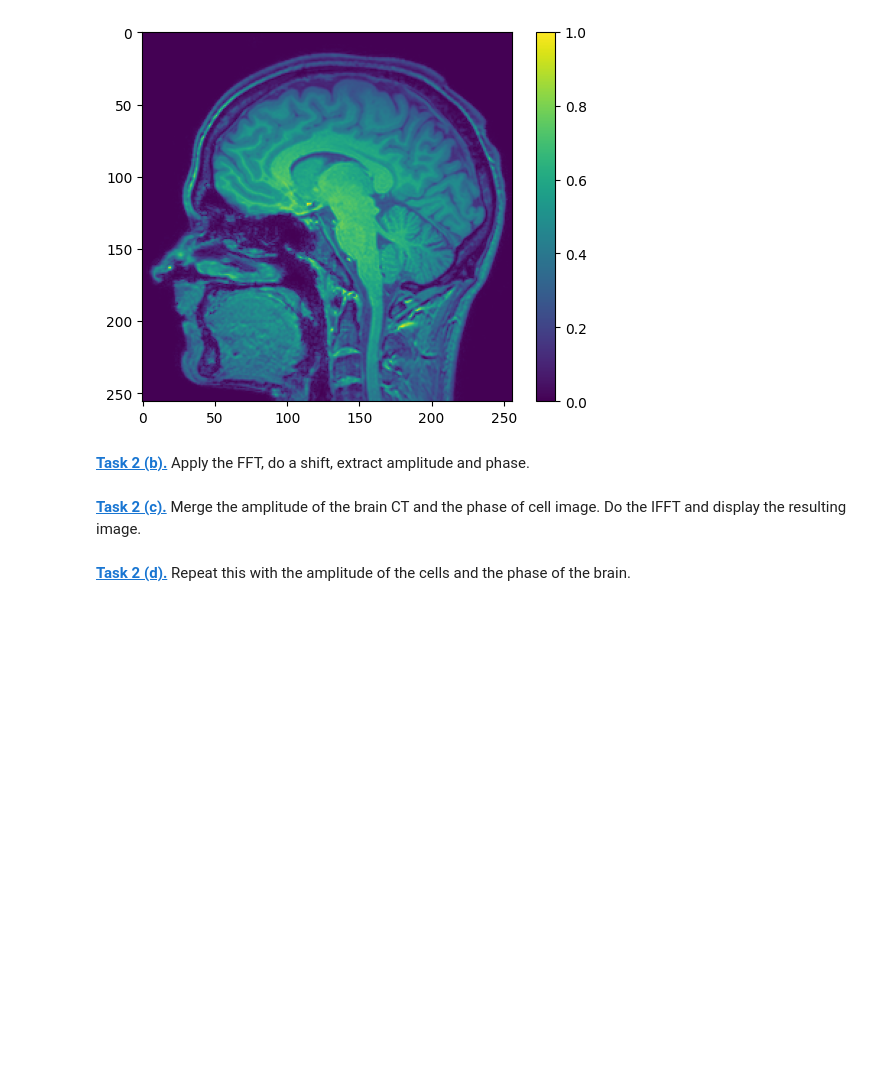
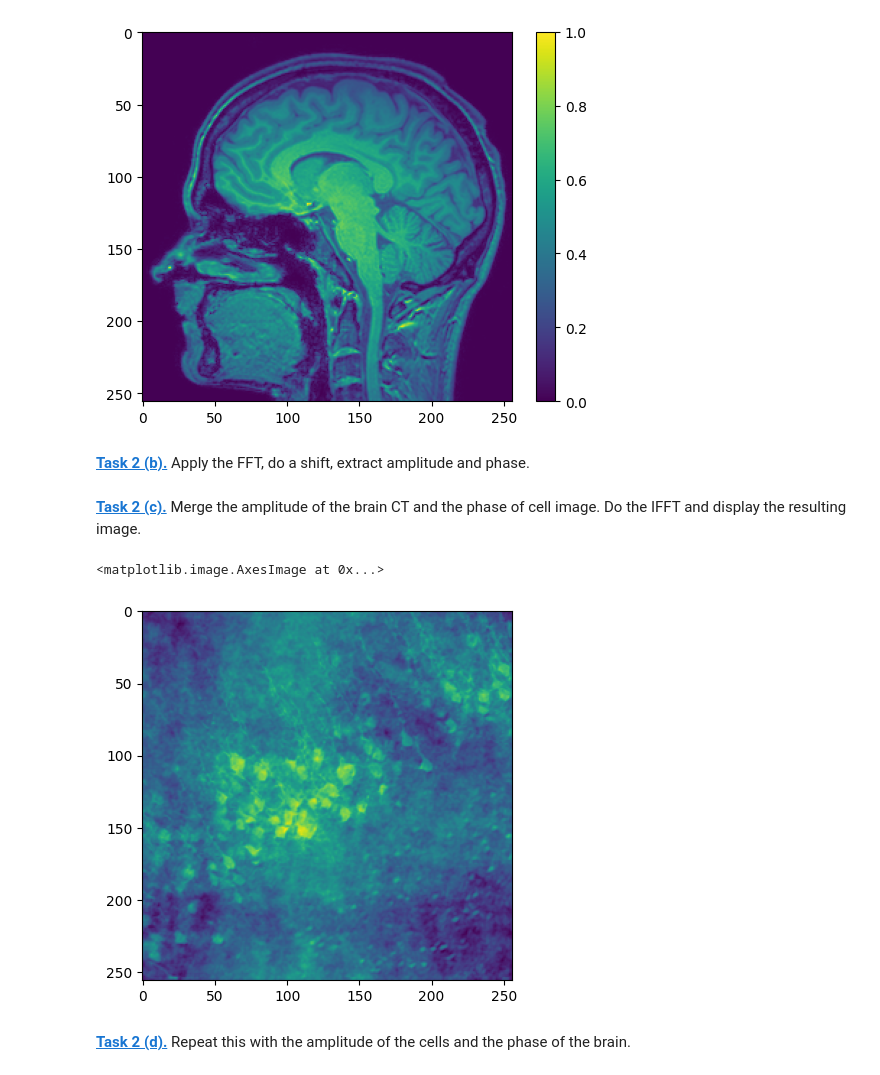
Before and after one commit to AlexandraKornelius/mobi-fs5-python, a Jupyter notebook: fourier.ipynb, the cells around one changed output. Cells and saved outputs as stored; diff of their text form; code cells hidden in the pictures; blank space fills up the shorter version.

```diff
--- a/fourier.ipynb
+++ b/fourier.ipynb
@@ -124,5 +147,17 @@ def to_complex_array(amplitude_array, phase_array):
     return amplitude_array * np.exp(1j * phase_array)
 # %% [markdown]
 **[Task 2 (c).]()** Merge the amplitude of the brain CT and the phase of cell image. Do the IFFT and display the resulting image.
+# %%
+#Ich werden mit den beiden geshifteten Values arbeiten
+#Converting the values
+mer1 = to_complex_array(amplitude_b, phase0)
+#Reverse shift
+mer1s = np.fft.ifftshift(mer1)
+#Inverse Transformation
+mer1sr = np.fft.ifft2(mer1s)
+plt.imshow(mer1sr.real)
+# %% [output]
+<matplotlib.image.AxesImage at 0x...>
+[figure, added]
 # %% [markdown]
 **[Task 2 (d).]()** Repeat this with the amplitude of the cells and the phase of the brain.
```
Also changed, not shown: parts of 11 cells of this notebook.
